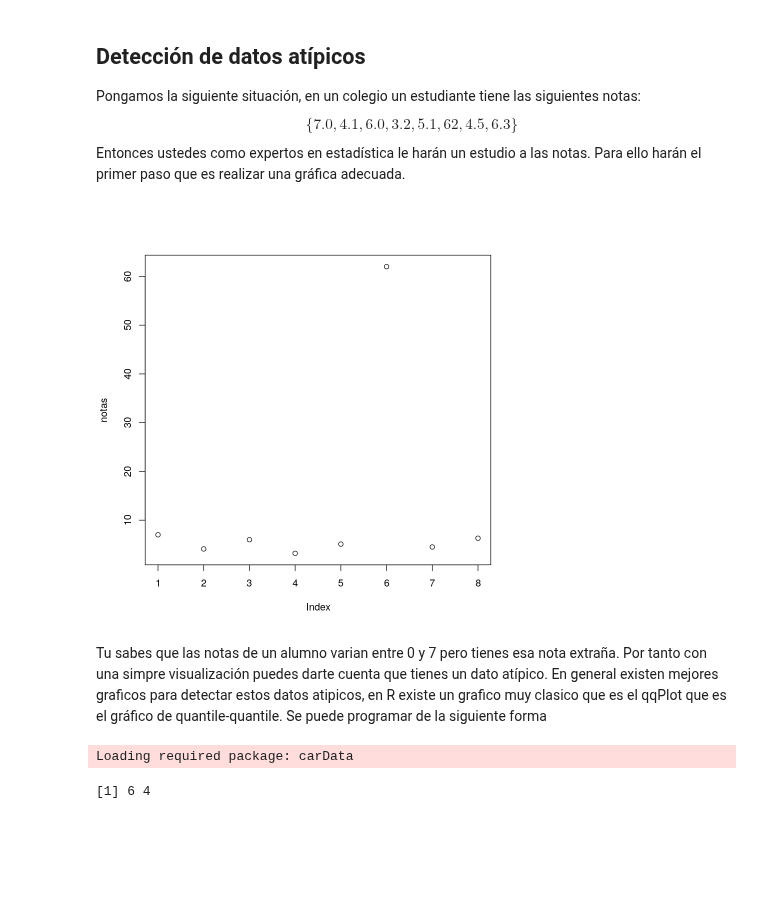
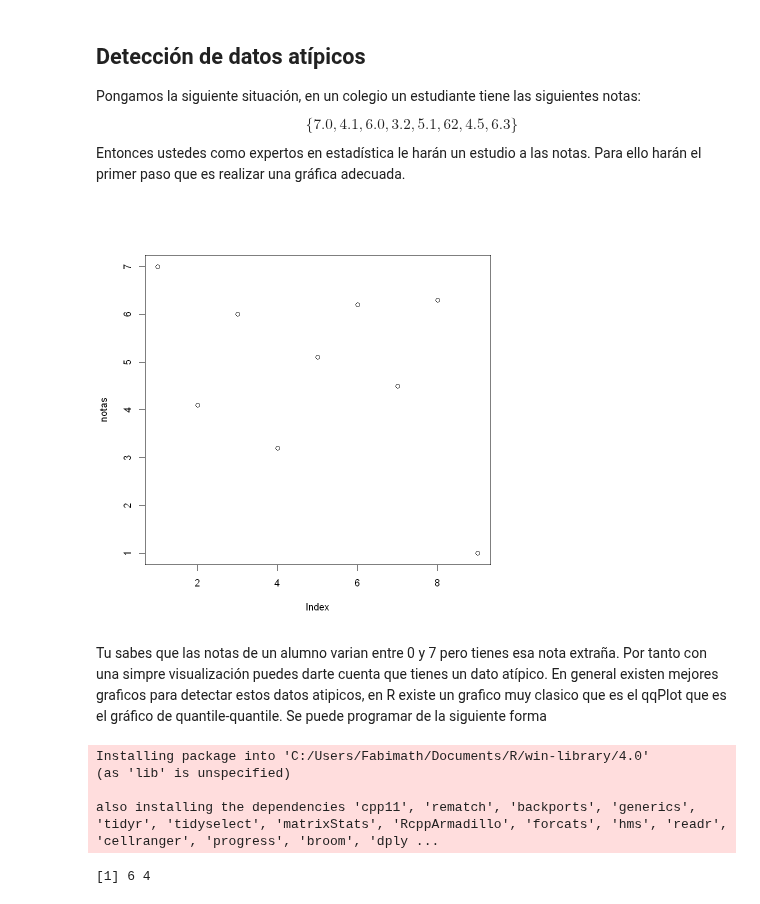
Before and after one commit to Fabimath/LEC-PYE, a Jupyter notebook: Clases/Clase_03.ipynb, the cells around one changed output. Drawn from its saved outputs; the diff is of its cells as text; code cells hidden in the pictures; blank space fills up the shorter version.

```diff
--- a/Clases/Clase_03.ipynb
+++ b/Clases/Clase_03.ipynb
@@ -142,17 +144,20 @@ $$
 $$
 Entonces ustedes como expertos en estadística le harán un estudio a las notas. Para ello harán el primer paso que es realizar una gráfica adecuada.
 # %%
-notas = c(7.0 , 4.1 ,6.0 , 3.2, 5.1 ,62, 4.5 , 6.3 )
+notas = c(7.0 , 4.1 ,6.0 , 3.2, 5.1 ,6.2, 4.5 , 6.3,1 )
 plot(notas)
 # %% [output]
-[figure, old version]
+[figure, new version]
 # %% [markdown]
 Tu sabes que las notas de un alumno varian entre 0 y 7 pero tienes esa nota extraña. Por tanto con una simpre visualización puedes darte cuenta que tienes un dato atípico. En general existen mejores graficos para detectar estos datos atipicos, en R existe un grafico muy clasico que es el qqPlot que es el gráfico de quantile-quantile. Se puede programar de la siguiente forma
 # %%
-#install.packages('car')
-library("car")
+install.packages('car')
+#library("car")
 # %% [output]
-Loading required package: carData
+Installing package into 'C:/Users/Fabimath/Documents/R/win-library/4.0'
+(as 'lib' is unspecified)
+
+also installing the dependencies 'cpp11', 'rematch', 'backports', 'generics', 'tidyr', 'tidyselect', 'matrixStats', 'RcppArmadillo', 'forcats', 'hms', 'readr', 'cellranger', 'progress', 'broom', 'dply ...
 # %%
 qqPlot(notas)
 boxplot(notas)
```
Also changed, not shown: parts of 1 cell of this notebook.
